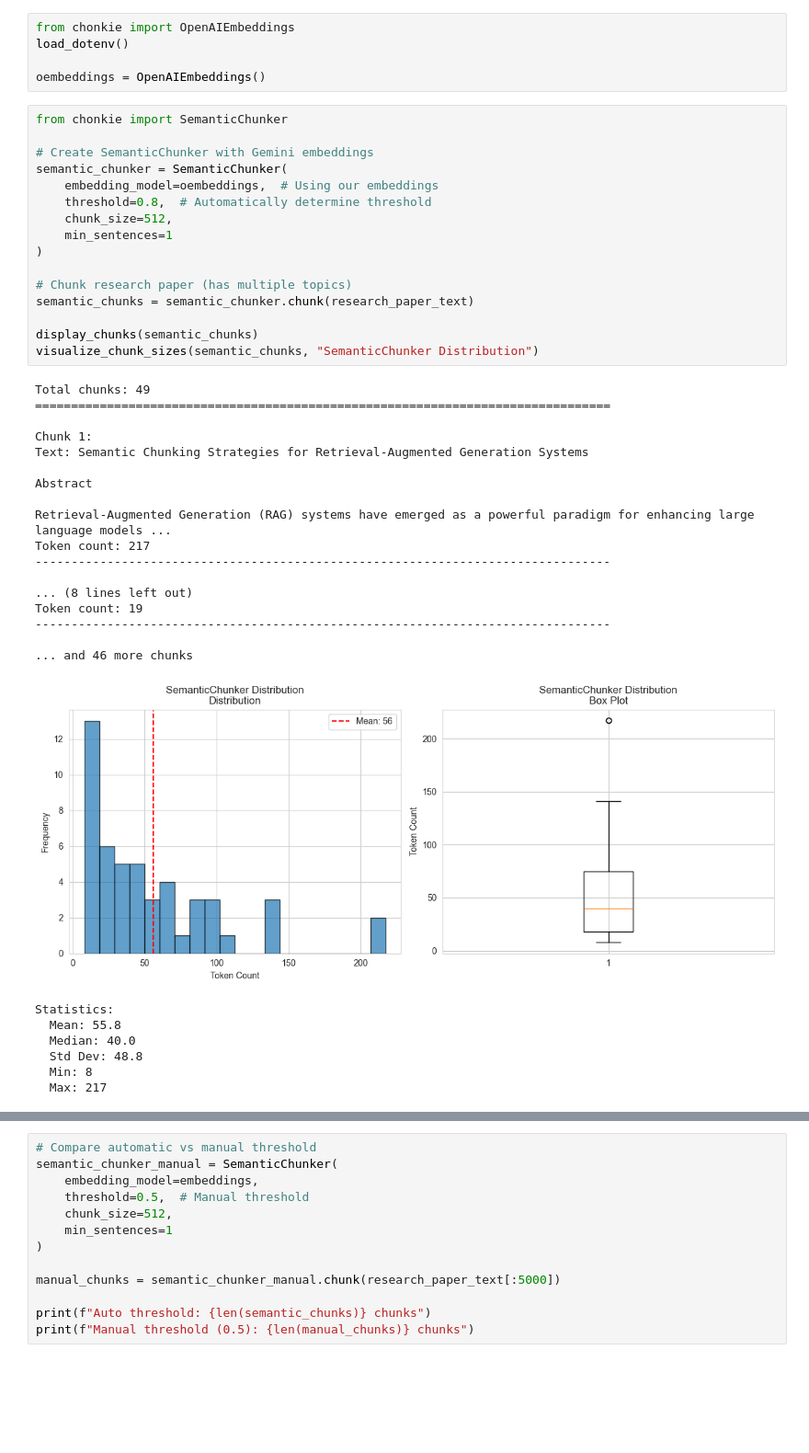
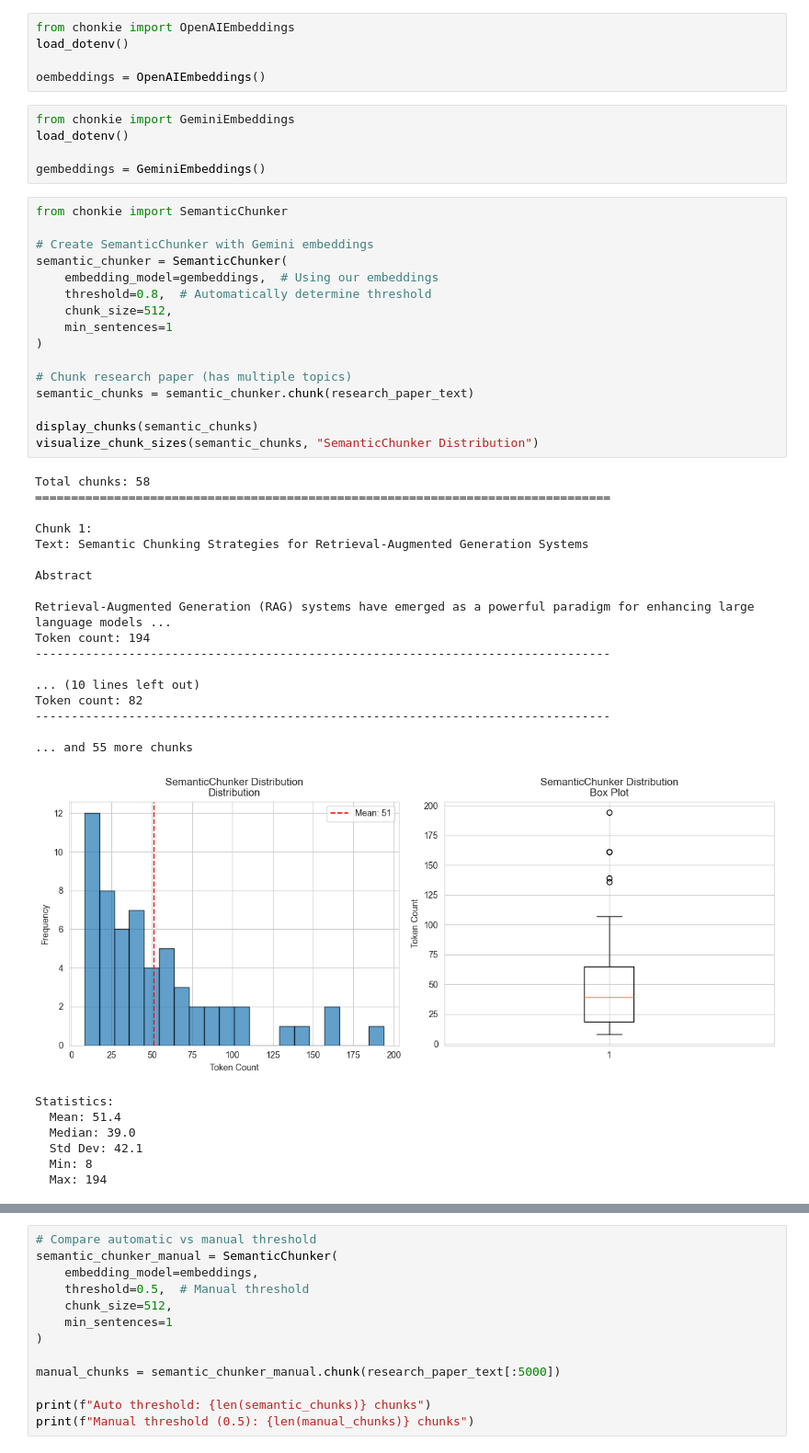
Before and after one commit to Murtuzasaifee/chonkie_chunking, a Jupyter notebook: notebooks/chonkie_tutorial.ipynb, the cells around one changed output, grey strips where cells are left out. Shown at 92% size. Drawn from its saved outputs; the diff is of its cells as text; blank space fills up the shorter version.

Commit message:
Semantic Chunking experiments

```diff
--- a/notebooks/chonkie_tutorial.ipynb
+++ b/notebooks/chonkie_tutorial.ipynb
@@ -714,47 +716,52 @@ from chonkie import OpenAIEmbeddings
 load_dotenv()
 
 oembeddings = OpenAIEmbeddings()
+# %%
+from chonkie import GeminiEmbeddings
+load_dotenv()
+
+gembeddings = GeminiEmbeddings()
 # %%
 from chonkie import SemanticChunker
 
 # Create SemanticChunker with Gemini embeddings
 semantic_chunker = SemanticChunker(
-    embedding_model=oembeddings,  # Using our embeddings
+    embedding_model=gembeddings,  # Using our embeddings
     threshold=0.8,  # Automatically determine threshold
     chunk_size=512,
     min_sentences=1
 )
 
 # Chunk research paper (has multiple topics)
 semantic_chunks = semantic_chunker.chunk(research_paper_text)
 
 display_chunks(semantic_chunks)
 visualize_chunk_sizes(semantic_chunks, "SemanticChunker Distribution")
 # %% [output]
-Total chunks: 49
+Total chunks: 58
 ================================================================================
 
 Chunk 1:
 Text: Semantic Chunking Strategies for Retrieval-Augmented Generation Systems
 
 Abstract
 
 Retrieval-Augmented Generation (RAG) systems have emerged as a powerful paradigm for enhancing large language models ...
-Token count: 217
+Token count: 194
 --------------------------------------------------------------------------------
 
-... (8 lines left out)
-Token count: 19
+... (10 lines left out)
+Token count: 82
 --------------------------------------------------------------------------------
 
-... and 46 more chunks
+... and 55 more chunks
-[figure, old version]
+[figure, new version]
 Statistics:
-  Mean: 55.8
-  Median: 40.0
-  Std Dev: 48.8
+  Mean: 51.4
+  Median: 39.0
+  Std Dev: 42.1
   Min: 8
-  Max: 217
+  Max: 194
 # %%
 # Show semantic similarity scores (if available)
 for i, chunk in enumerate(semantic_chunks[:5]):
```
Also changed, not shown: parts of 2 cells of this notebook.
